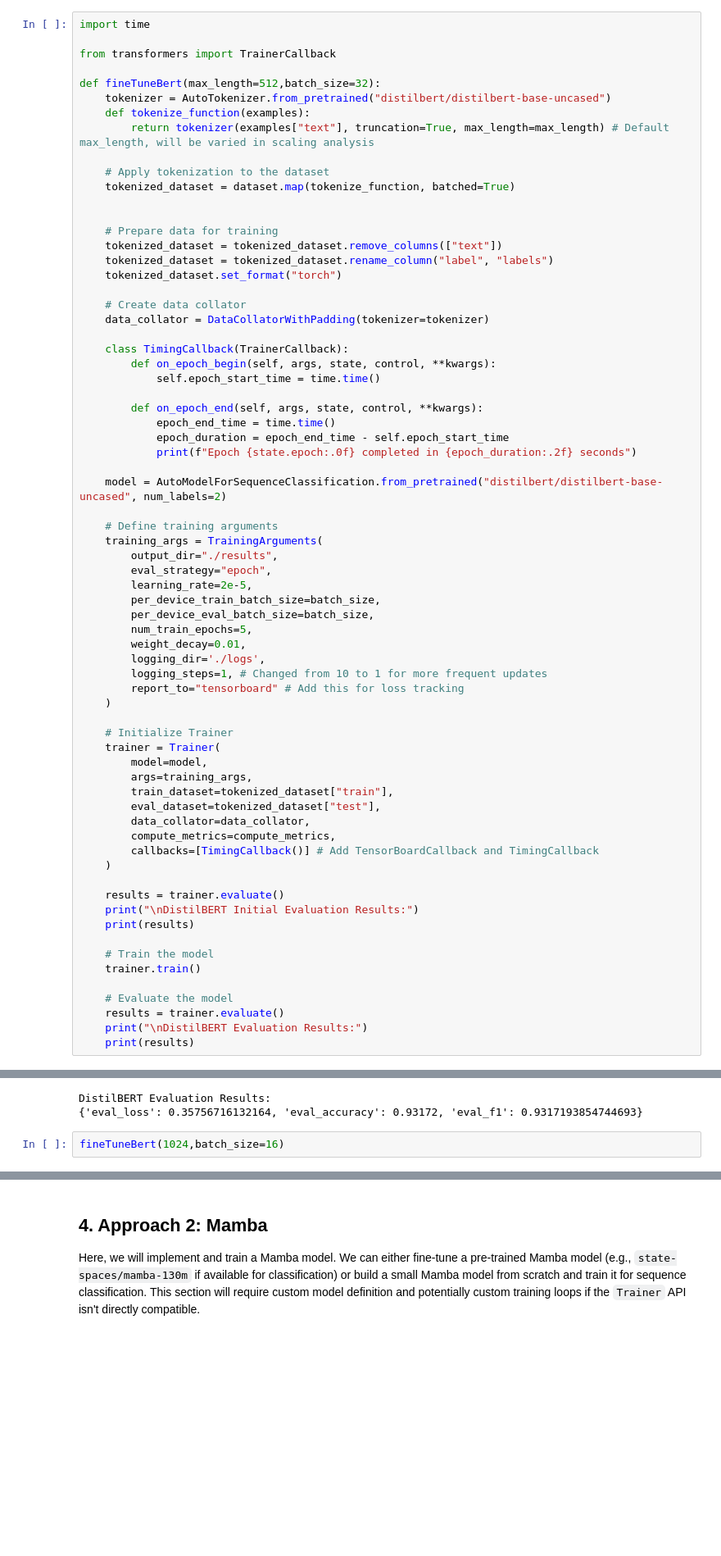
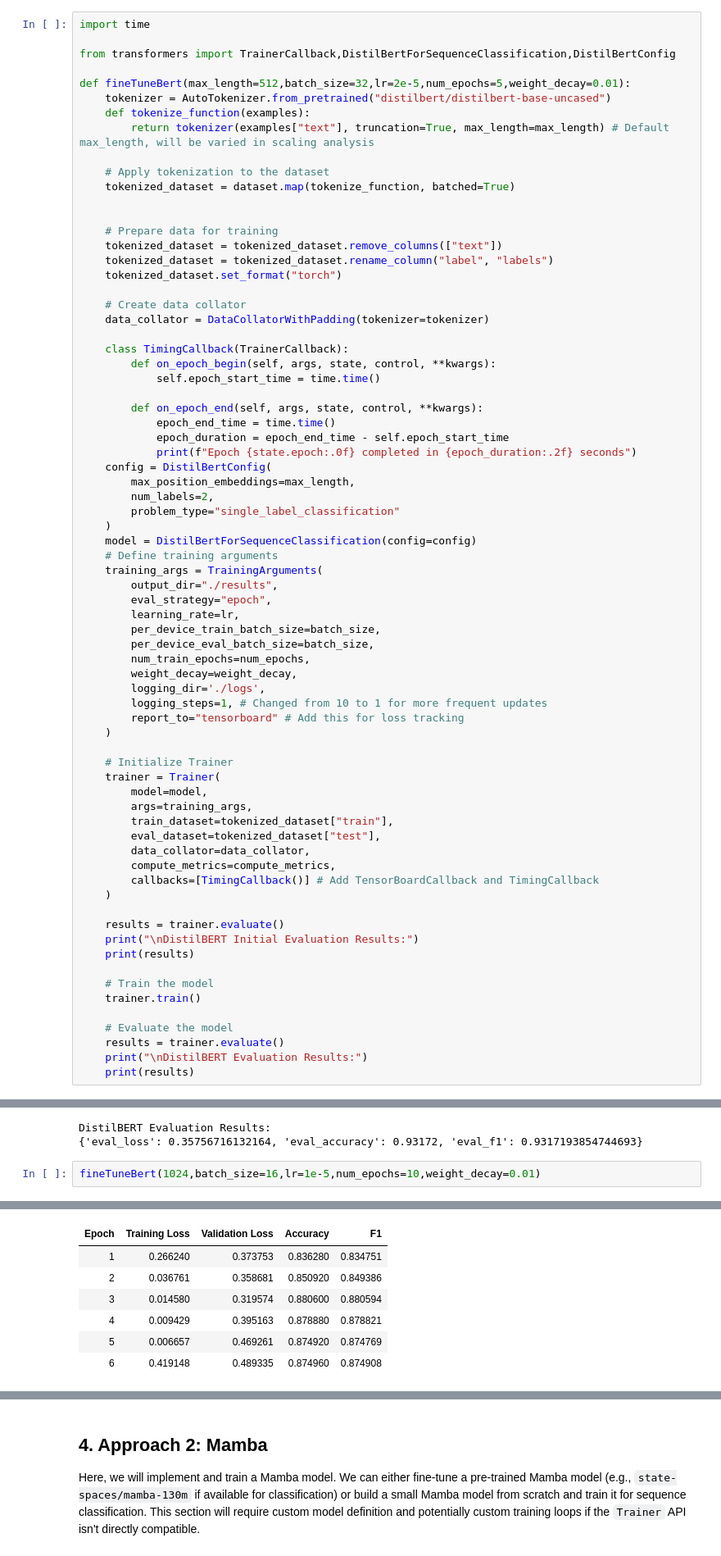
Before and after one commit to sikora77/LLM-26L-Projekt, a Jupyter notebook: LLM_Projekt.ipynb, the cells around one changed output, grey strips where cells are left out. Shown at 82% size. Drawn from its saved outputs; the diff is of its cells as text; blank space fills up the shorter version.

```diff
--- a/LLM_Projekt.ipynb
+++ b/LLM_Projekt.ipynb
@@ -85,9 +107,9 @@ We will fine-tune a `distilbert-base-uncased` model for sequence classification.
 # %%
 import time
 
-from transformers import TrainerCallback
+from transformers import TrainerCallback,DistilBertForSequenceClassification,DistilBertConfig
 
-def fineTuneBert(max_length=512,batch_size=32):
+def fineTuneBert(max_length=512,batch_size=32,lr=2e-5,num_epochs=5,weight_decay=0.01):
     tokenizer = AutoTokenizer.from_pretrained("distilbert/distilbert-base-uncased")
     def tokenize_function(examples):
         return tokenizer(examples["text"], truncation=True, max_length=max_length) # Default max_length, will be varied in scaling analysis
@@ -112,18 +134,21 @@ def fineTuneBert(max_length=512,batch_size=32):
             epoch_end_time = time.time()
             epoch_duration = epoch_end_time - self.epoch_start_time
             print(f"Epoch {state.epoch:.0f} completed in {epoch_duration:.2f} seconds")
-
-    model = AutoModelForSequenceClassification.from_pretrained("distilbert/distilbert-base-uncased", num_labels=2)
-
+    config = DistilBertConfig(
+        max_position_embeddings=max_length,
+        num_labels=2,
+        problem_type="single_label_classification"
+    )
+    model = DistilBertForSequenceClassification(config=config)
     # Define training arguments
     training_args = TrainingArguments(
         output_dir="./results",
         eval_strategy="epoch",
-        learning_rate=2e-5,
+        learning_rate=lr,
         per_device_train_batch_size=batch_size,
         per_device_eval_batch_size=batch_size,
-        num_train_epochs=5,
-        weight_decay=0.01,
+        num_train_epochs=num_epochs,
+        weight_decay=weight_decay,
         logging_dir='./logs',
         logging_steps=1, # Changed from 10 to 1 for more frequent updates
         report_to="tensorboard" # Add this for loss tracking
@@ -278,5 +267,5 @@ Epoch 5 completed in 312.27 seconds
 DistilBERT Evaluation Results:
 {'eval_loss': 0.35756716132164, 'eval_accuracy': 0.93172, 'eval_f1': 0.9317193854744693}
 # %%
-fineTuneBert(1024,batch_size=16)
+fineTuneBert(1024,batch_size=16,lr=1e-5,num_epochs=10,weight_decay=0.01)
 # %% [output]
@@ -300,0 +279,7 @@ RuntimeError: The size of tensor a (532) must match the size of tensor b (512) a
+| Epoch | Training Loss | Validation Loss | Accuracy | F1 |
+| 1 | 0.266240 | 0.373753 | 0.836280 | 0.834751 |
+| 2 | 0.036761 | 0.358681 | 0.850920 | 0.849386 |
+| 3 | 0.014580 | 0.319574 | 0.880600 | 0.880594 |
+| 4 | 0.009429 | 0.395163 | 0.878880 | 0.878821 |
+| 5 | 0.006657 | 0.469261 | 0.874920 | 0.874769 |
+| 6 | 0.419148 | 0.489335 | 0.874960 | 0.874908 |
```
Also changed, not shown: parts of 10 cells of this notebook, 7 other files.
